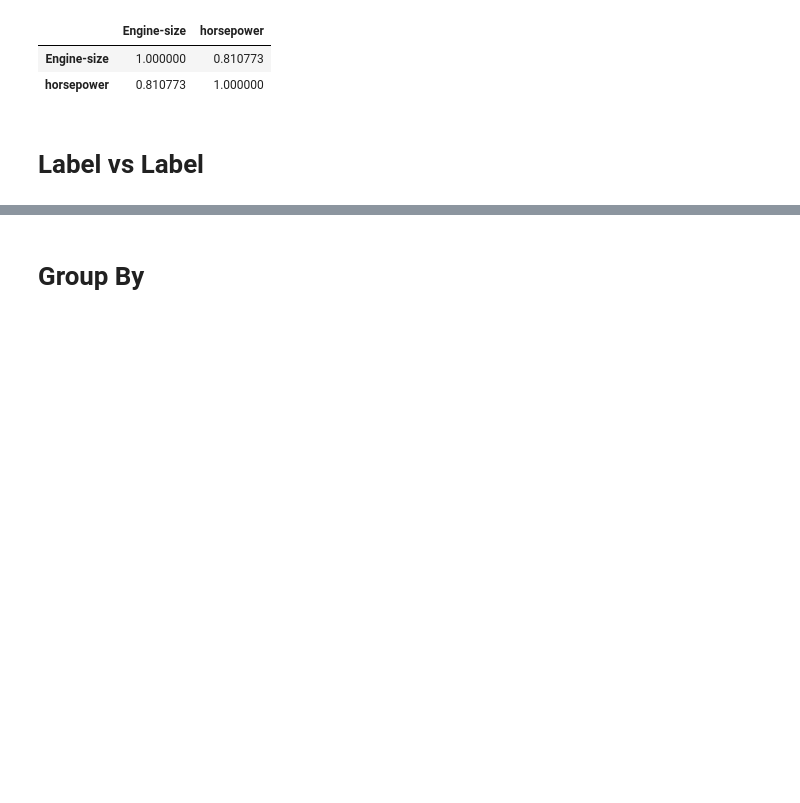
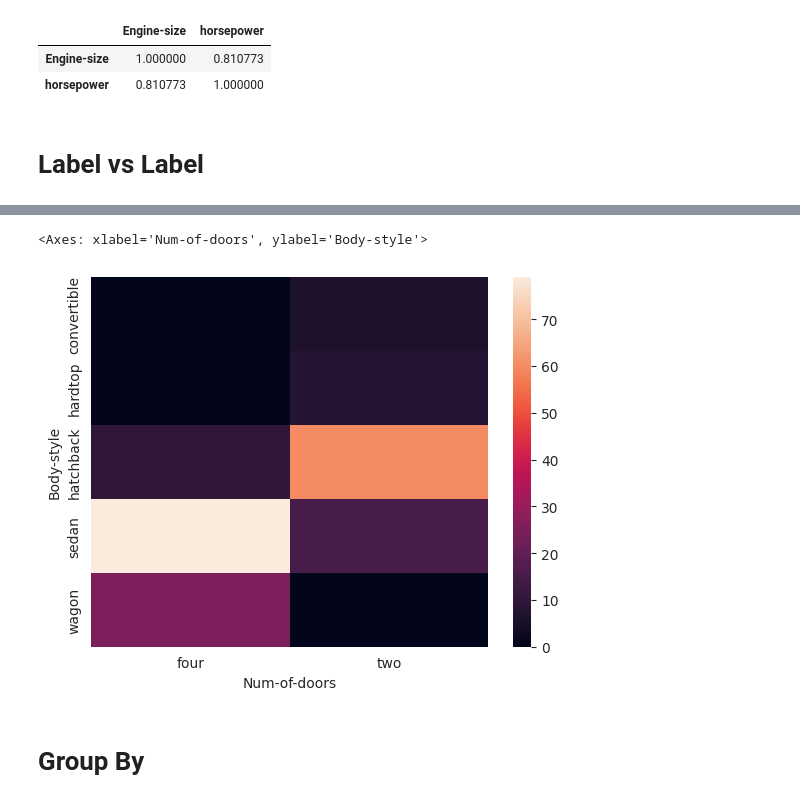
Before and after one commit to ldsAS/Tibame-AI-Learning, a Jupyter notebook: Tibame20250509_LAB_Automobile.ipynb, the cells around one changed output, grey strips where cells are left out. Drawn from its saved outputs; the diff is of its cells as text; code cells hidden in the pictures; blank space fills up the shorter version.

```diff
--- a/Tibame20250509_LAB_Automobile.ipynb
+++ b/Tibame20250509_LAB_Automobile.ipynb
@@ -214,0 +229,4 @@ data[['Engine-size','horsepower']].corr()
+# %%
+# 計算Body-style跟Num-of-doors的計數矩陣
+mt = data.groupby(['Body-style','Num-of-doors']).size().unstack(fill_value=0)
+mt
@@ -215,5 +241,9 @@ data[['Engine-size','horsepower']].corr()
 # %%
 # 畫出上個表格的熱圖
+sns.heatmap(mt)
+# %% [output]
+<Axes: xlabel='Num-of-doors', ylabel='Body-style'>
+[figure, added]
 # %%
 # 練習題
 # 找出Body-style跟廠牌的關係
```
Also changed, not shown: parts of 5 cells of this notebook.
